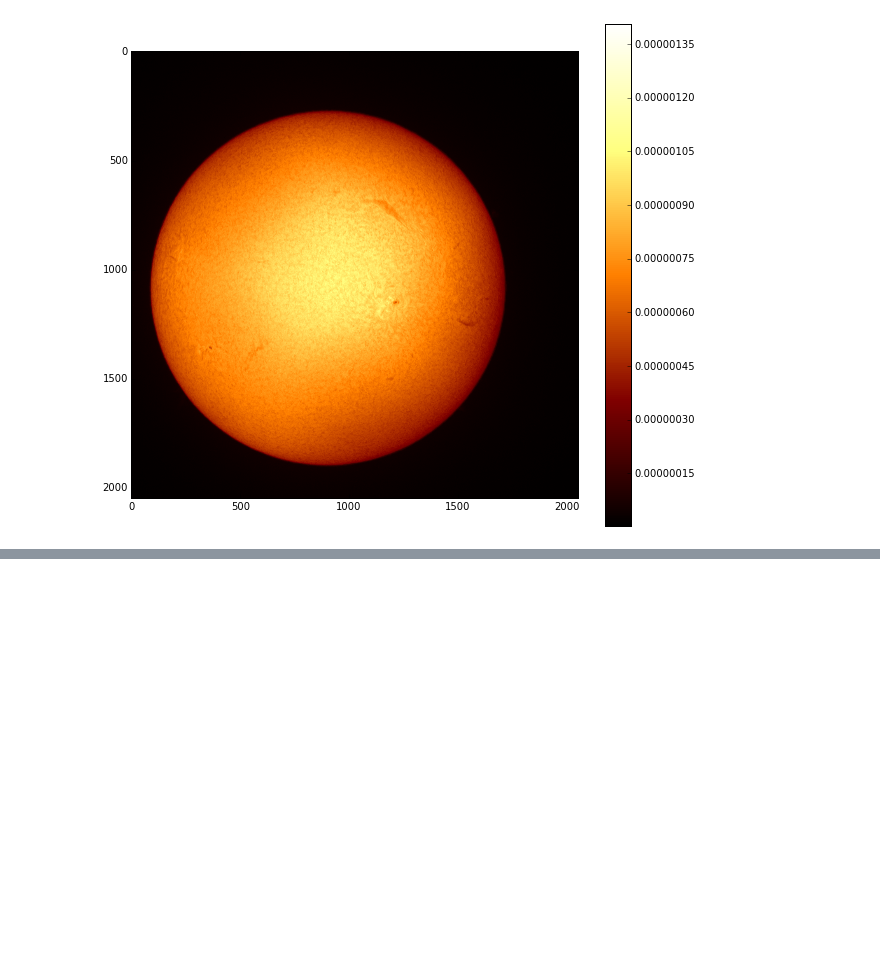
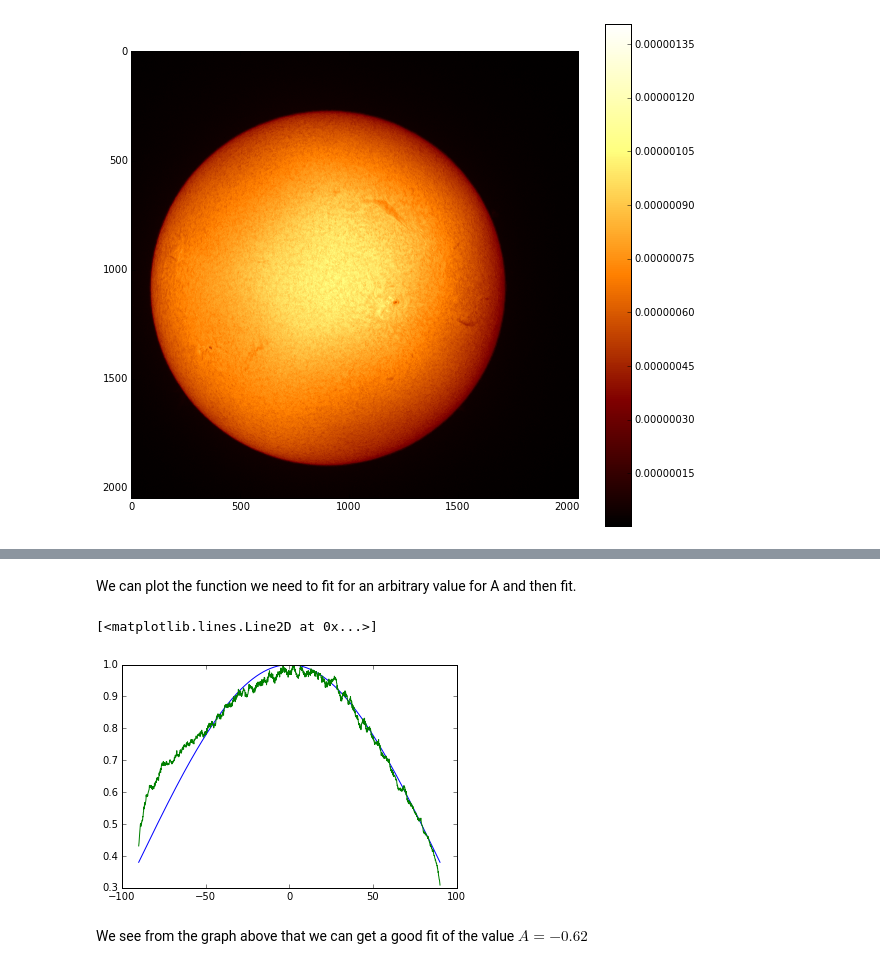
Before and after one commit to manuelmarcano22/TPCoronograph, a Jupyter notebook: l1anal.ipynb, the cells around one changed output, grey strips where cells are left out. Drawn from its saved outputs; the diff is of its cells as text; code cells hidden in the pictures; blank space fills up the shorter version.

```diff
--- a/l1anal.ipynb
+++ b/l1anal.ipynb
@@ -129,0 +112,12 @@ sundiskmaksedl1 = maskedl1[1000][sunmask]
+# %% [markdown]
+We can plot the function we need to fit for an arbitrary value for A and then fit.
+# %%
+def limb(A, x):
+    return (1 +  A*(1 - np.cos(np.deg2rad(x))))
+plt.plot( xsundisk, limb(-.62, xsundisk))
+plt.plot( xsundisk, sundiskmaksedl1/np.max(sundiskmaksedl1))
+# %% [output]
+[<matplotlib.lines.Line2D at 0x...>]
+[figure, added]
+# %% [markdown]
+We see from the graph above that we can get a good fit of the value $ A = -0.62$
```
Also changed, not shown: parts of 9 cells of this notebook.
